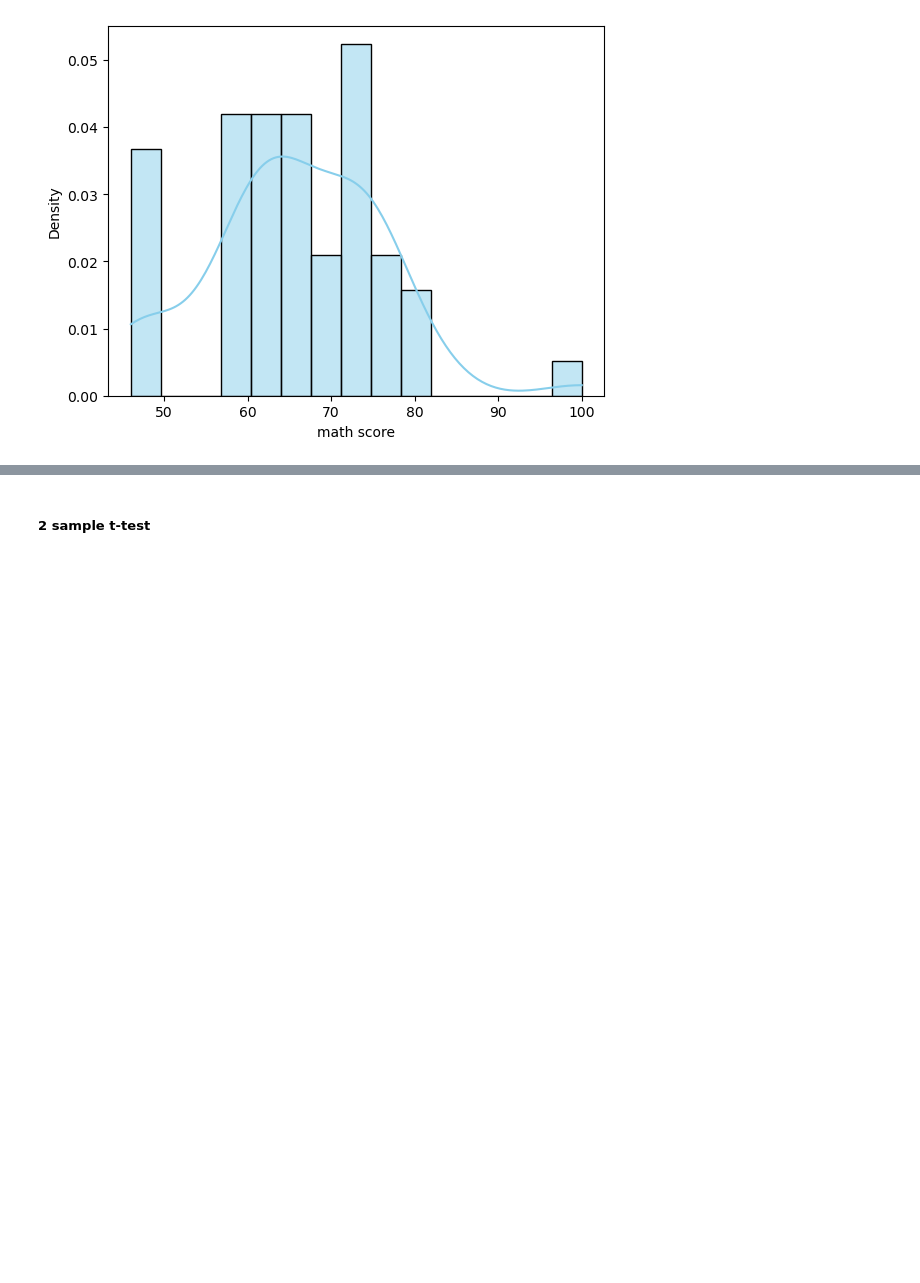
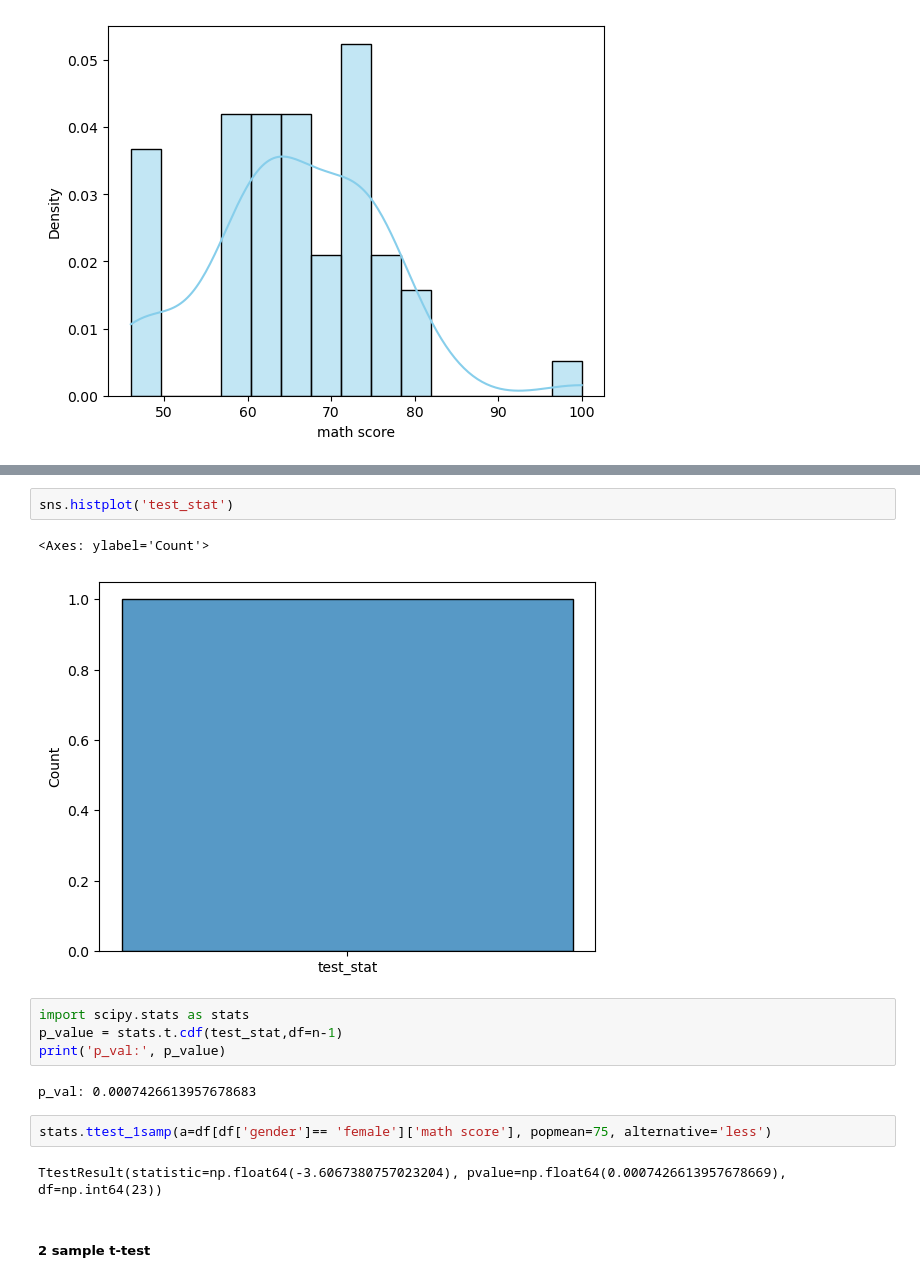
Before and after one commit to Shlok-007-in/Data-Science-Practice, a Jupyter notebook: week-6-EDA & Stats/EDA&STATS Notebook File-3.ipynb, the cells around one changed output, grey strips where cells are left out. Cells and saved outputs as stored; diff of their text form; blank space fills up the shorter version.

Commit message:
performed 1 t test by using formulae and inbult fucntion .ttest_1samp

```diff
--- a/week-6-EDA & Stats/EDA&STATS Notebook File-3.ipynb
+++ b/week-6-EDA & Stats/EDA&STATS Notebook File-3.ipynb
@@ -377,3 +388,18 @@ sns.histplot(df['math score'], bins=15, kde=True, stat="density", color='skyblue
+# %%
+sns.histplot('test_stat')
+# %% [output]
+<Axes: ylabel='Count'>
+[figure, added]
+# %%
+import scipy.stats as stats
+p_value = stats.t.cdf(test_stat,df=n-1)
+print('p_val:', p_value)
+# %% [output]
+p_val: 0.0007426613957678683
+# %%
+stats.ttest_1samp(a=df[df['gender']== 'female']['math score'], popmean=75, alternative='less')
+# %% [output]
+TtestResult(statistic=np.float64(-3.6067380757023204), pvalue=np.float64(0.0007426613957678669), df=np.int64(23))
 # %% [markdown]
 ##### 2 sample t-test
 # %% [markdown]
```
Also changed, not shown: parts of 1 cell of this notebook.
